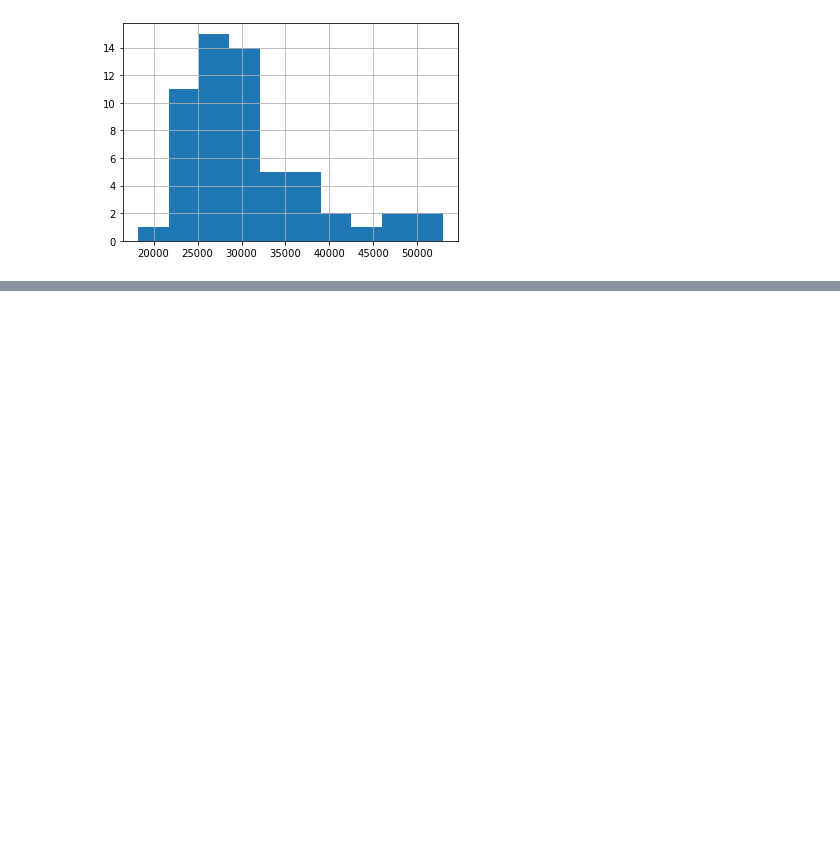
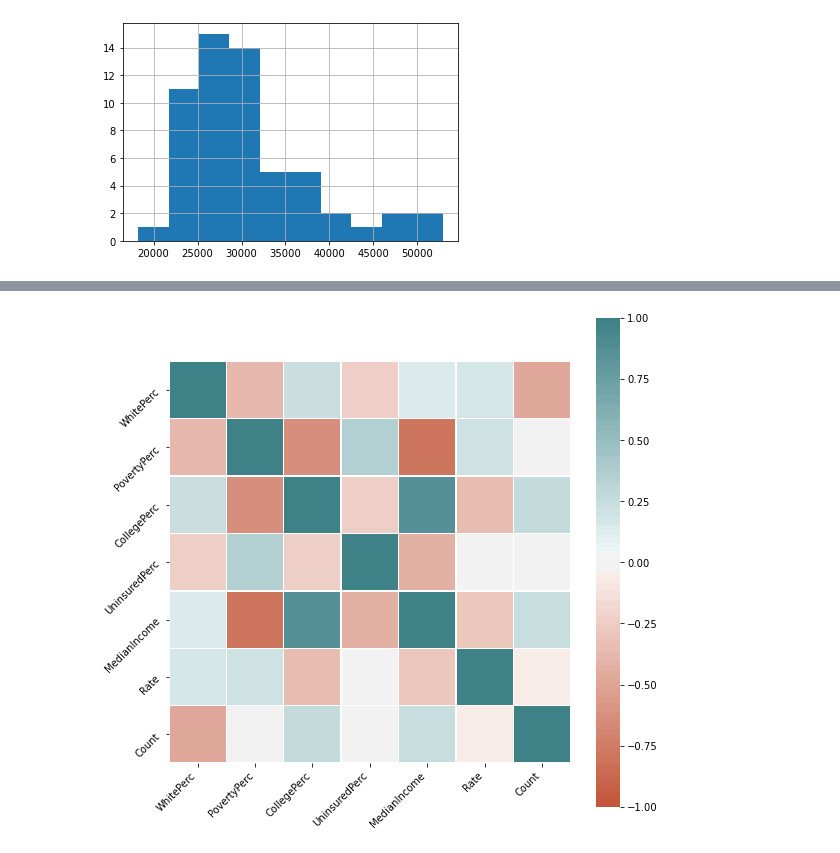
Before and after one commit to joelbray/team-103-project, a Jupyter notebook: census_eda.ipynb, the cells around one changed output, grey strips where cells are left out. Saved outputs shown, nothing was run; the diff lists cells and outputs as text; code cells hidden in the pictures; blank space fills up the shorter version.

```diff
--- a/census_eda.ipynb
+++ b/census_eda.ipynb
@@ -104,0 +113,30 @@ _ = df.plot(x="MedianIncome",y="UninsuredPerc",kind="scatter", figsize = (10,4))
+# %%
+df_corr = (df_health
+  >> select(_.WhitePerc, _.PovertyPerc, _.CollegePerc,_.UninsuredPerc,_.MedianIncome, _.Rate, _.Count)
+  )
+
+corr = df_corr.corr()
+# %%
+ax = plt.subplots(figsize=(9, 9))
+
+ax = sns.heatmap(
+    corr,
+    vmin=-1, vmax=1, center=0,
+    cmap=sns.diverging_palette(20,200,n=200),
+    square=True,
+    linewidths=.5,
+    )
+
+ax.set_xticklabels(
+    ax.get_xticklabels(),
+    rotation=45,
+    horizontalalignment='right'
+);
+
+ax.set_yticklabels(
+    ax.get_yticklabels(),
+    rotation=45,
+    horizontalalignment='right'
+);
+# %% [output]
+[figure, added]
```
Also changed, not shown: parts of 11 cells of this notebook, 2 other files.
